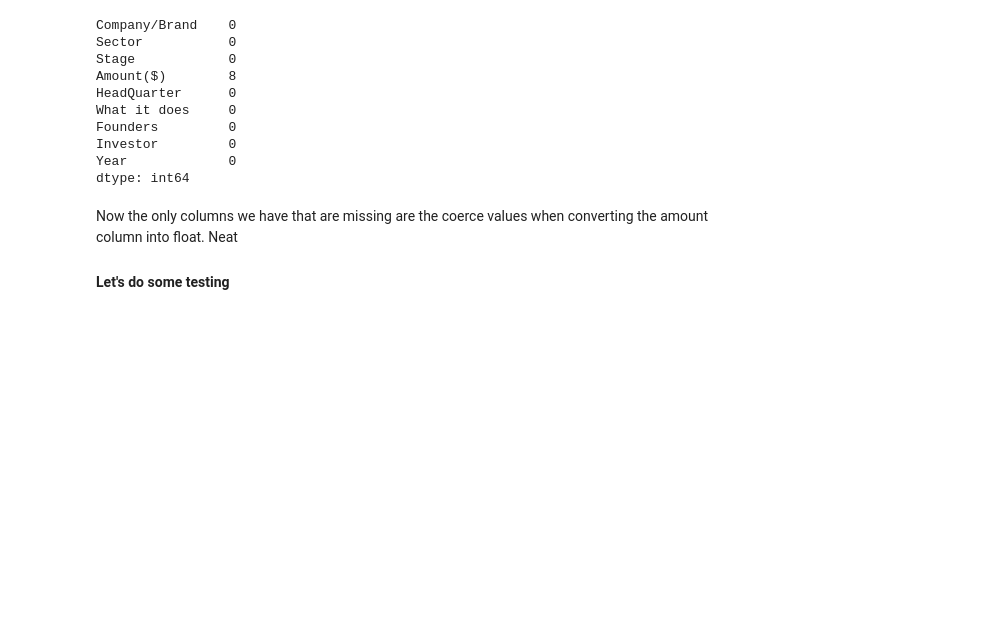
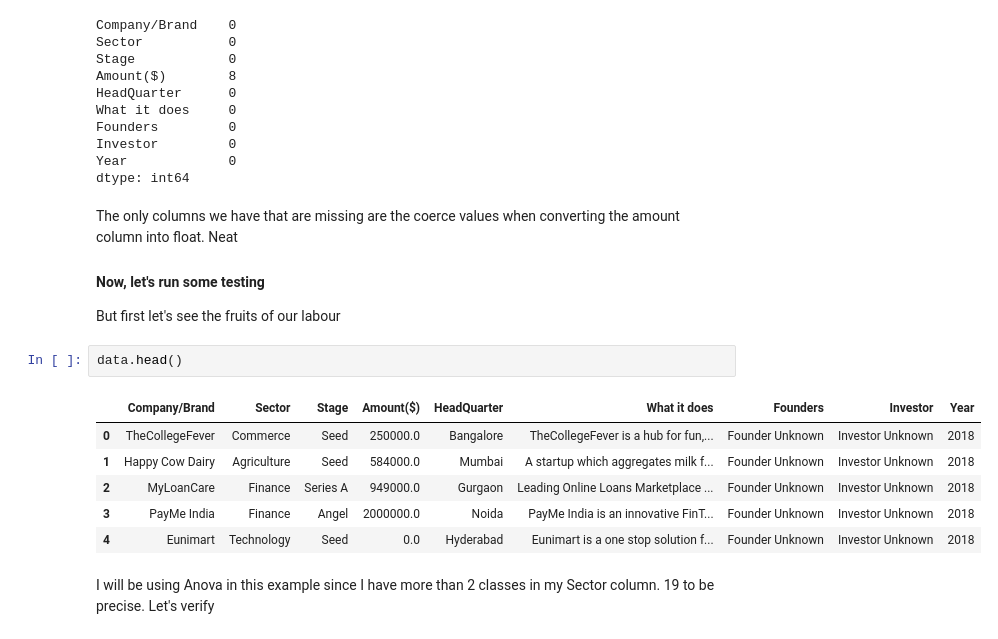
Before and after one commit to coderacheal/Indian-Startup-Ecosystem-Analysis, a Jupyter notebook: indian-startup.ipynb, the cells around one changed output. Drawn from its saved outputs; the diff is of its cells as text; blank space fills up the shorter version.

Commit message:
Answer first question

```diff
--- a/indian-startup.ipynb
+++ b/indian-startup.ipynb
@@ -619,6 +667,19 @@ Investor         0
 Year             0
 dtype: int64
 # %% [markdown]
-Now the only columns we have that are missing are the coerce values when converting the amount column into float. Neat
+The only columns we have that are missing are the coerce values when converting the amount column into float. Neat
 
-#### Let's do some testing
+#### Now, let's run some testing
+
+But first let's see the fruits of our labour
+# %%
+data.head()
+# %% [output]
+|  | Company/Brand | Sector | Stage | Amount($) | HeadQuarter | What it does | Founders | Investor | Year |
+| 0 | TheCollegeFever | Commerce | Seed | 250000.0 | Bangalore | TheCollegeFever is a hub for fun,... | Founder Unknown | Investor Unknown | 2018 |
+| 1 | Happy Cow Dairy | Agriculture | Seed | 584000.0 | Mumbai | A startup which aggregates milk f... | Founder Unknown | Investor Unknown | 2018 |
+| 2 | MyLoanCare | Finance | Series A | 949000.0 | Gurgaon | Leading Online Loans Marketplace ... | Founder Unknown | Investor Unknown | 2018 |
+| 3 | PayMe India | Finance | Angel | 2000000.0 | Noida | PayMe India is an innovative FinT... | Founder Unknown | Investor Unknown | 2018 |
+| 4 | Eunimart | Technology | Seed | 0.0 | Hyderabad | Eunimart is a one stop solution f... | Founder Unknown | Investor Unknown | 2018 |
+# %% [markdown]
+I will be using Anova in this example since I have more than 2 classes in my Sector column. 19 to be precise. Let's verify
```
Also changed, not shown: parts of 24 cells of this notebook.
